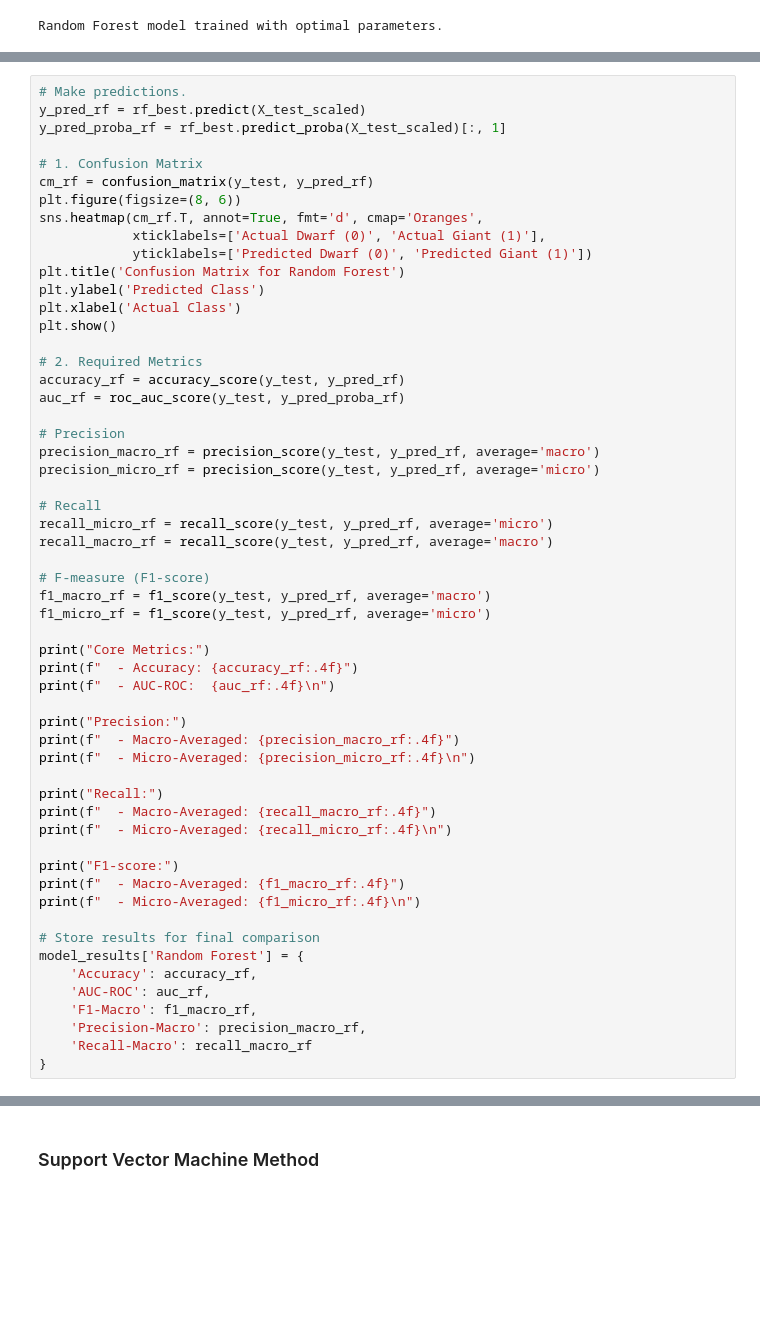
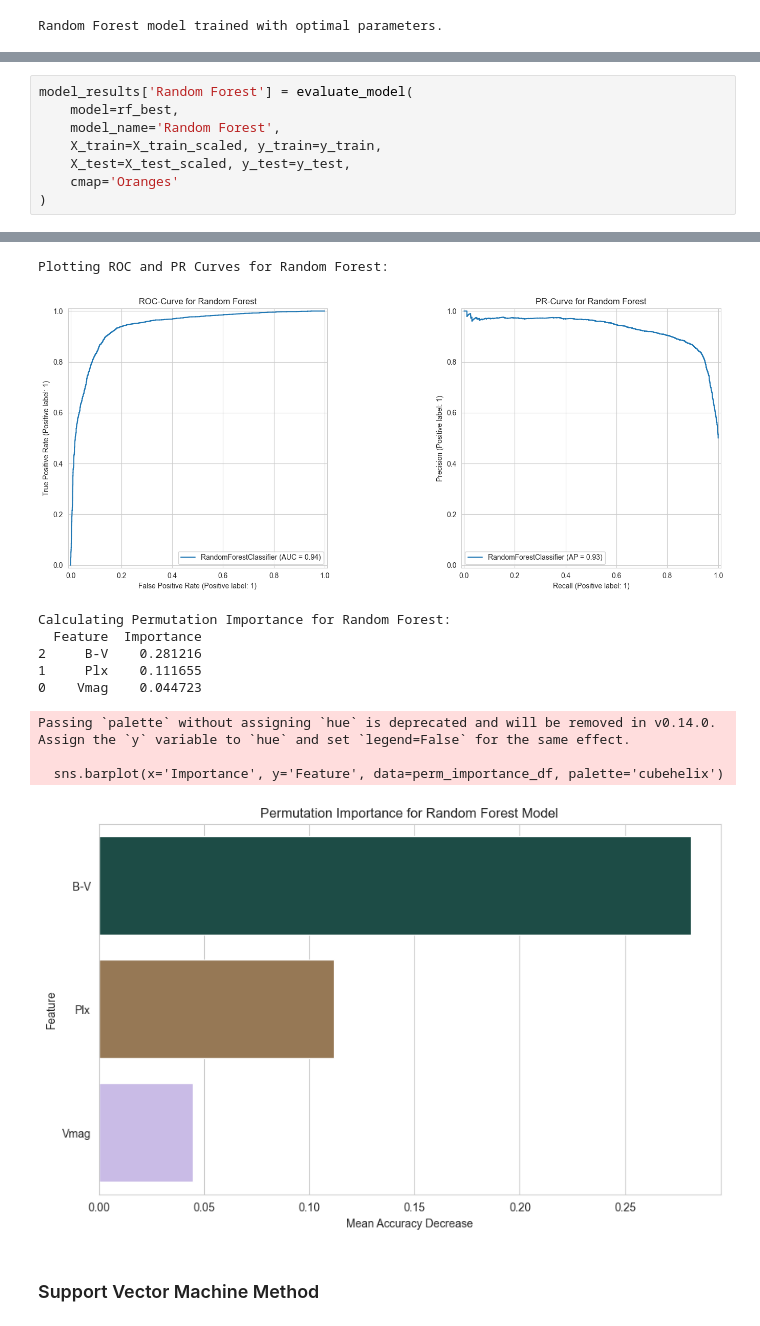
Before and after one commit to invisiofficial/2f7bcc6ff1e91c65fd126d1bbe4f43cb0e17abb4a05a12138fef5b83193d1a33, a Jupyter notebook: Classification.ipynb, the cells around one changed output, grey strips where cells are left out. Drawn from its saved outputs; the diff is of its cells as text; blank space fills up the shorter version.

```diff
--- a/Classification.ipynb
+++ b/Classification.ipynb
@@ -811,57 +650,9 @@ F1-score:
 # %%
-# Make predictions.
-y_pred_rf = rf_best.predict(X_test_scaled)
-y_pred_proba_rf = rf_best.predict_proba(X_test_scaled)[:, 1]
-
-# 1. Confusion Matrix
-cm_rf = confusion_matrix(y_test, y_pred_rf)
-plt.figure(figsize=(8, 6))
-sns.heatmap(cm_rf.T, annot=True, fmt='d', cmap='Oranges',
-            xticklabels=['Actual Dwarf (0)', 'Actual Giant (1)'],
-            yticklabels=['Predicted Dwarf (0)', 'Predicted Giant (1)'])
-plt.title('Confusion Matrix for Random Forest')
-plt.ylabel('Predicted Class')
-plt.xlabel('Actual Class')
-plt.show()
-
-# 2. Required Metrics
-accuracy_rf = accuracy_score(y_test, y_pred_rf)
-auc_rf = roc_auc_score(y_test, y_pred_proba_rf)
-
-# Precision
-precision_macro_rf = precision_score(y_test, y_pred_rf, average='macro')
-precision_micro_rf = precision_score(y_test, y_pred_rf, average='micro')
-
-# Recall
-recall_micro_rf = recall_score(y_test, y_pred_rf, average='micro')
-recall_macro_rf = recall_score(y_test, y_pred_rf, average='macro')
-
-# F-measure (F1-score)
-f1_macro_rf = f1_score(y_test, y_pred_rf, average='macro')
-f1_micro_rf = f1_score(y_test, y_pred_rf, average='micro')
-
-print("Core Metrics:")
-print(f"  - Accuracy: {accuracy_rf:.4f}")
-print(f"  - AUC-ROC:  {auc_rf:.4f}\n")
-
-print("Precision:")
-print(f"  - Macro-Averaged: {precision_macro_rf:.4f}")
-print(f"  - Micro-Averaged: {precision_micro_rf:.4f}\n")
-
-print("Recall:")
-print(f"  - Macro-Averaged: {recall_macro_rf:.4f}")
-print(f"  - Micro-Averaged: {recall_micro_rf:.4f}\n")
-
-print("F1-score:")
-print(f"  - Macro-Averaged: {f1_macro_rf:.4f}")
-print(f"  - Micro-Averaged: {f1_micro_rf:.4f}\n")
-
-# Store results for final comparison
-model_results['Random Forest'] = {
-    'Accuracy': accuracy_rf,
-    'AUC-ROC': auc_rf,
-    'F1-Macro': f1_macro_rf,
-    'Precision-Macro': precision_macro_rf,
-    'Recall-Macro': recall_macro_rf
-}
+model_results['Random Forest'] = evaluate_model(
+    model=rf_best,
+    model_name='Random Forest',
+    X_train=X_train_scaled, y_train=y_train,
+    X_test=X_test_scaled, y_test=y_test,
+    cmap='Oranges'
+)
 # %% [output]
@@ -884,3 +677,14 @@ F1-score:
+Plotting ROC and PR Curves for Random Forest:
+[figure, added]
+Calculating Permutation Importance for Random Forest:
+  Feature  Importance
+2     B-V    0.281216
+1     Plx    0.111655
+0    Vmag    0.044723
+Passing `palette` without assigning `hue` is deprecated and will be removed in v0.14.0. Assign the `y` variable to `hue` and set `legend=False` for the same effect.
+
+  sns.barplot(x='Importance', y='Feature', data=perm_importance_df, palette='cubehelix')
+[figure, added]
 # %% [markdown]
 ### Support Vector Machine Method
 # %%
```
Also changed, not shown: parts of 13 cells of this notebook.
